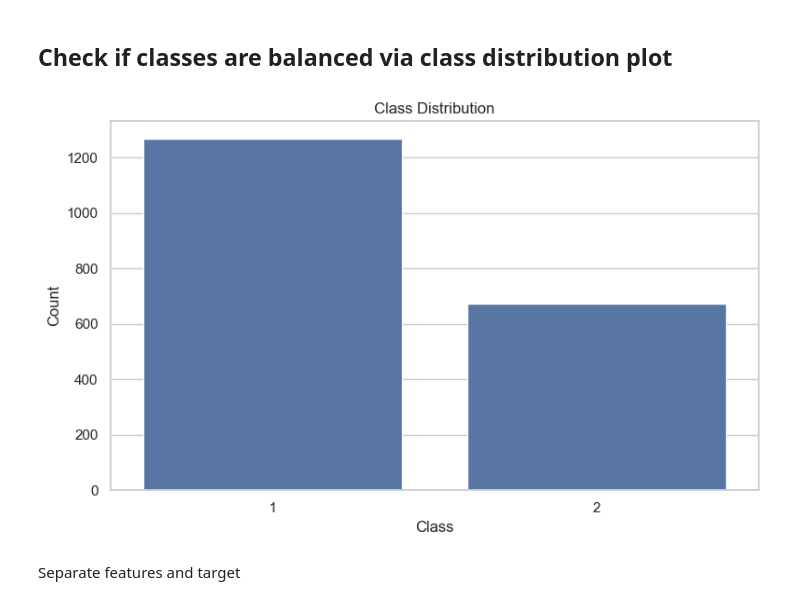
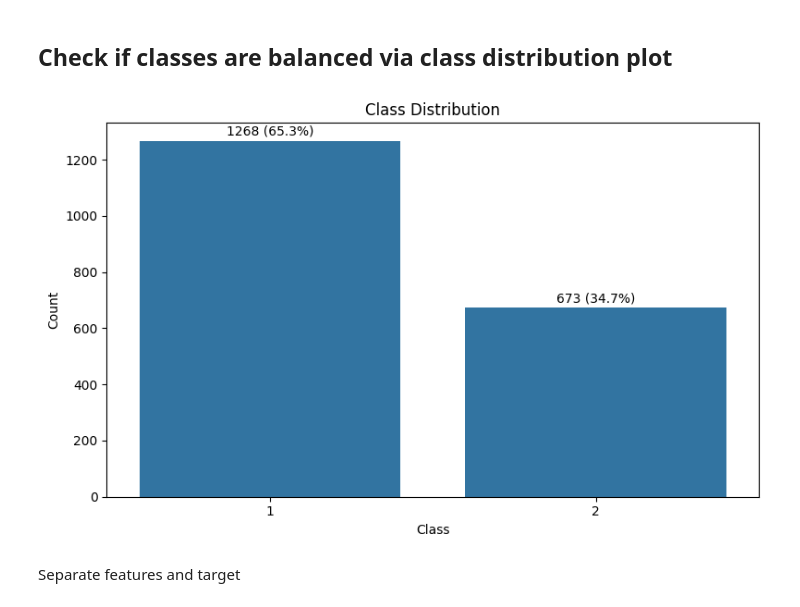
Before and after one commit to TomasH60/nsiete_projekt1, a Jupyter notebook: src/main.ipynb, the cells around one changed output. Drawn from its saved outputs; the diff is of its cells as text; code cells hidden in the pictures.

```diff
--- a/src/main.ipynb
+++ b/src/main.ipynb
@@ -115,15 +115,22 @@ V33  0.000000e+00  1.000000e+00
 # %% [markdown]
 ## Check if classes are balanced via class distribution plot
 # %%
-plt.figure(figsize=(8, 5))
-sns.countplot(data=df, x="Class")
-plt.title("Class Distribution")
-plt.xlabel("Class")
-plt.ylabel("Count")
+class_counts = df["Class"].value_counts().sort_index()
+class_pct = df["Class"].value_counts(normalize=True).sort_index() * 100
+
+fig, ax = plt.subplots(figsize=(8, 5))
+sns.barplot(x=class_counts.index, y=class_counts.values, ax=ax)
+
+for i, (count, pct) in enumerate(zip(class_counts.values, class_pct.values)):
+    ax.text(i, count + 20, f"{count} ({pct:.1f}%)", ha="center")
+
+ax.set_title("Class Distribution")
+ax.set_xlabel("Class")
+ax.set_ylabel("Count")
 plt.tight_layout()
 plt.show()
 # %% [output]
-[figure, old version]
+[figure, new version]
 # %% [markdown]
 Separate features and target
 # %%
```
Also changed, not shown: parts of 2 cells of this notebook.
